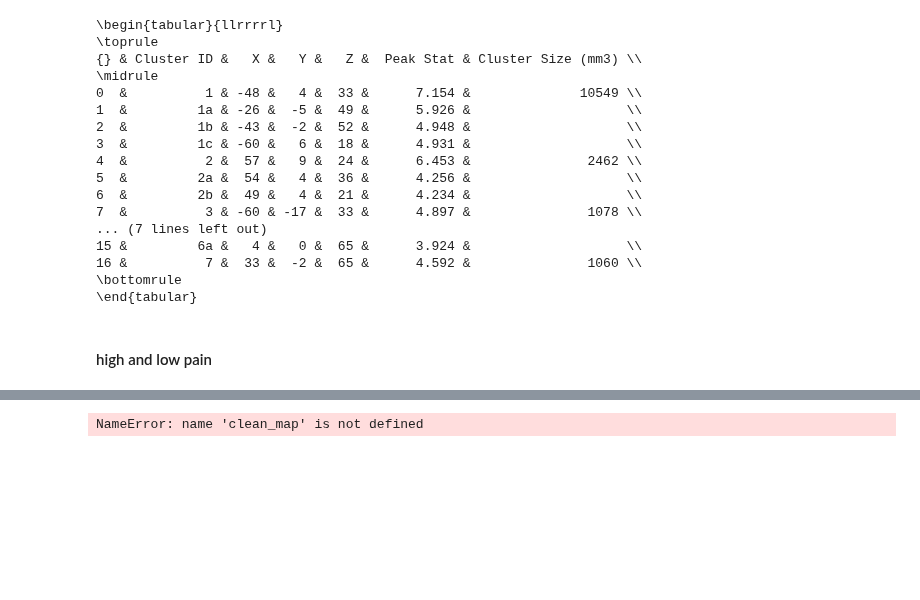
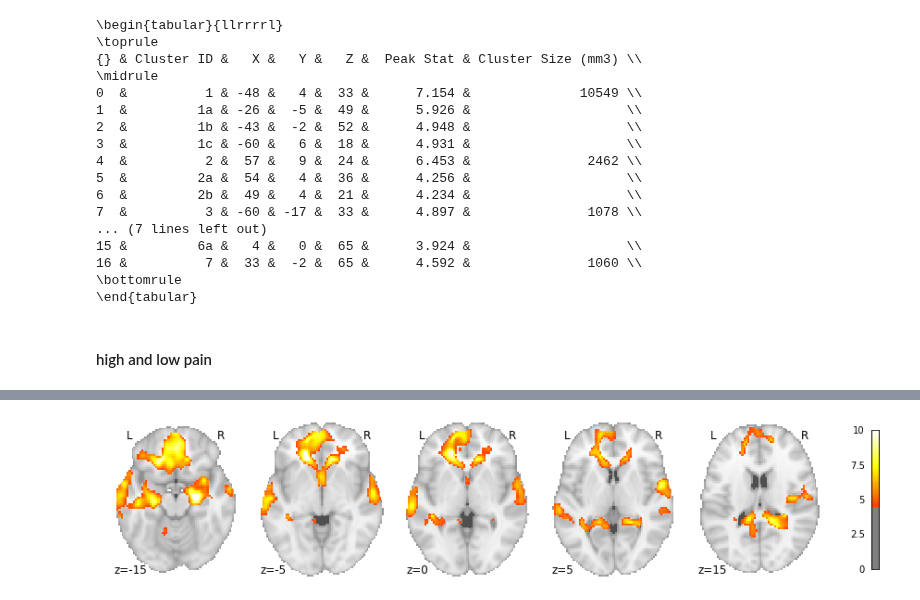
Before and after one commit to syzhang/tsl_hbi, a Jupyter notebook: imaging_plot/visualise.ipynb, the cells around one changed output, grey strips where cells are left out. Drawn from its saved outputs; the diff is of its cells as text; code cells hidden in the pictures; blank space fills up the shorter version.

```diff
--- a/imaging_plot/visualise.ipynb
+++ b/imaging_plot/visualise.ipynb
@@ -726,3 +730,12 @@ ValueError: File not found: '../../TSL_output/2ndLevel_masked_FWE005/2ndLevel/co
+# %%
+# peak_z = np.unique(peaks['Z'])
+peak_z = [-15, -5, 0, 5, 15]
+g = nilearn.plotting.plot_stat_map(clean_map, threshold=threshold, vmax=10,
+              display_mode='z', cut_coords=(peak_z), draw_cross=False)
+#               title=ttl+'(unthresholded p=0.001)')
+g.savefig('./figs/high_pain_z.pdf')
+# %% [output]
+[figure, added]
 # %%
 from nilearn.reporting import get_clusters_table
 table = get_clusters_table(clean_map, stat_threshold=threshold,
@@ -730,5 +743,4 @@ table = get_clusters_table(clean_map, stat_threshold=threshold,
 # print(table)
 table[['X','Y','Z']] = table[['X','Y','Z']].astype(int)
 table[['Peak Stat']] = table[['Peak Stat']].round(3)
+peaks = table[table['Cluster Size (mm3)'].astype(str).apply(lambda x: len(x))>0]
-# %% [output]
-NameError: name 'clean_map' is not defined
```
Also changed, not shown: parts of 9 cells of this notebook, 6 other files.
